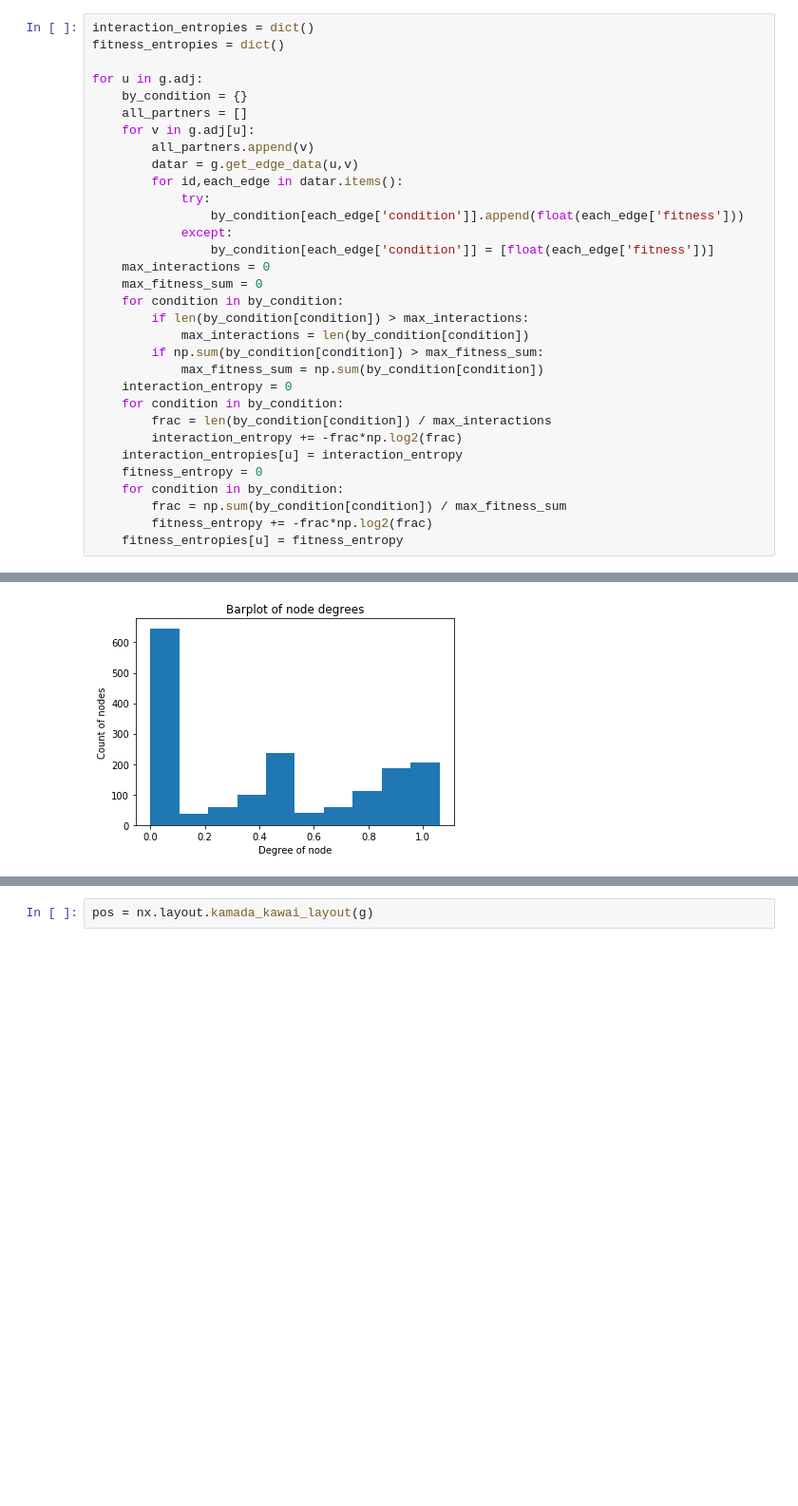
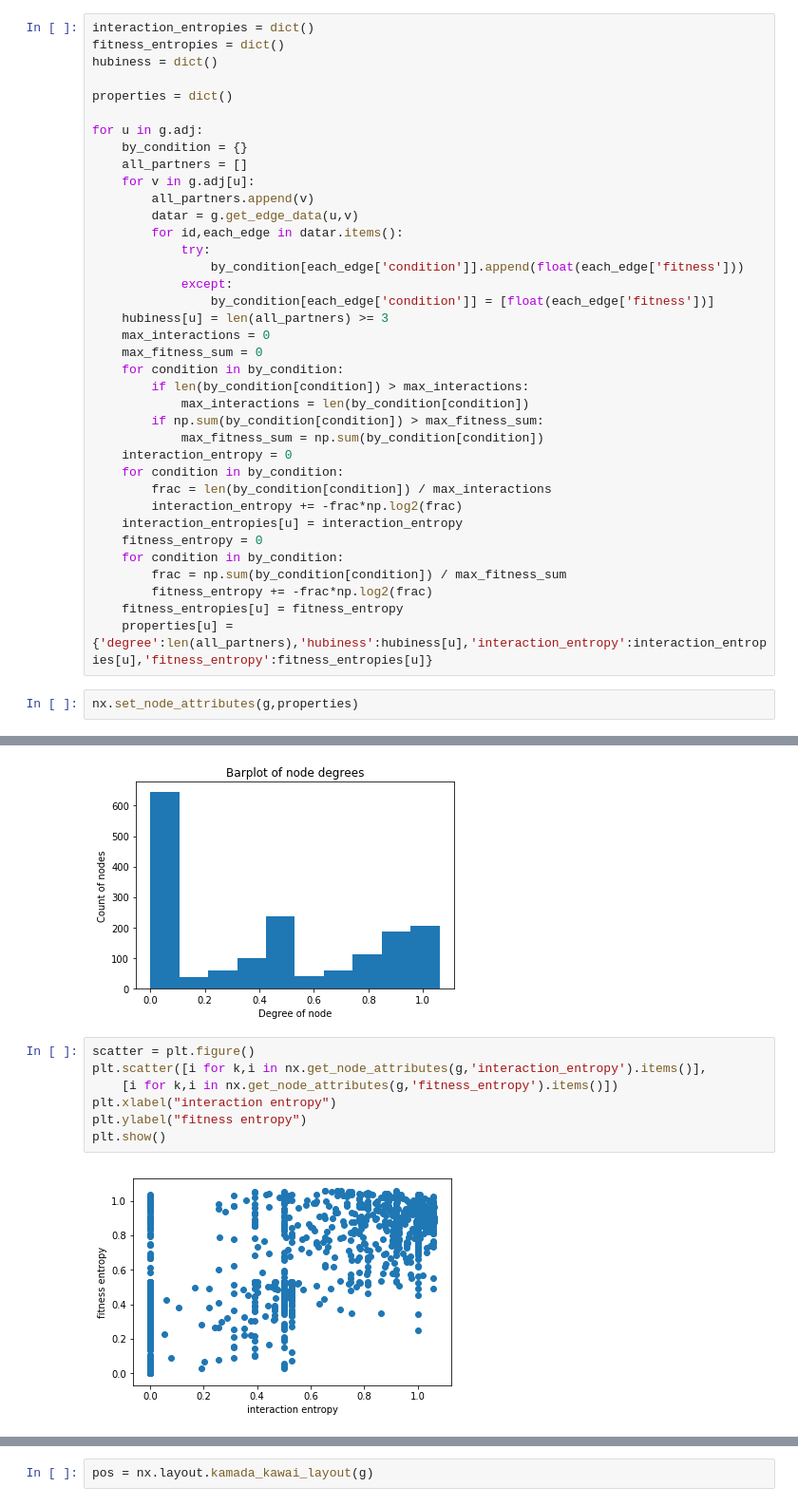
Before and after one commit to elifesciences-publications/PPiSeq, a Jupyter notebook: scripts/calculate_ppi_entropy.ipynb, the cells around one changed output, grey strips where cells are left out. Shown: that part at 95% size. Saved outputs shown, nothing was run; the diff lists cells and outputs as text; blank space fills up the shorter version.

Commit message:
fiddling about with entropy, making it so I look in cytoscape

```diff
--- a/scripts/calculate_ppi_entropy.ipynb
+++ b/scripts/calculate_ppi_entropy.ipynb
@@ -11,6 +14,9 @@ g
 # %%
 interaction_entropies = dict()
 fitness_entropies = dict()
+hubiness = dict()
+
+properties = dict()
 
 for u in g.adj:
     by_condition = {}
@@ -23,6 +29,7 @@ for u in g.adj:
                 by_condition[each_edge['condition']].append(float(each_edge['fitness']))
             except:
                 by_condition[each_edge['condition']] = [float(each_edge['fitness'])]
+    hubiness[u] = len(all_partners) >= 3
     max_interactions = 0
     max_fitness_sum = 0
     for condition in by_condition:
@@ -40,3 +47,6 @@ for u in g.adj:
         frac = np.sum(by_condition[condition]) / max_fitness_sum
         fitness_entropy += -frac*np.log2(frac)
     fitness_entropies[u] = fitness_entropy
+    properties[u] = {'degree':len(all_partners),'hubiness':hubiness[u],'interaction_entropy':interaction_entropies[u],'fitness_entropy':fitness_entropies[u]}
+# %%
+nx.set_node_attributes(g,properties)
@@ -62,3 +74,12 @@ hist.show()
 hist.savefig("../tmp/interaction_entropies_hist.png")
 # %% [output]
 [figure]
+# %%
+scatter = plt.figure()
+plt.scatter([i for k,i in nx.get_node_attributes(g,'interaction_entropy').items()],
+    [i for k,i in nx.get_node_attributes(g,'fitness_entropy').items()])
+plt.xlabel("interaction entropy")
+plt.ylabel("fitness entropy")
+plt.show()
+# %% [output]
+[figure, added]
```
Also changed, not shown: parts of 7 cells of this notebook, 2 other files.
